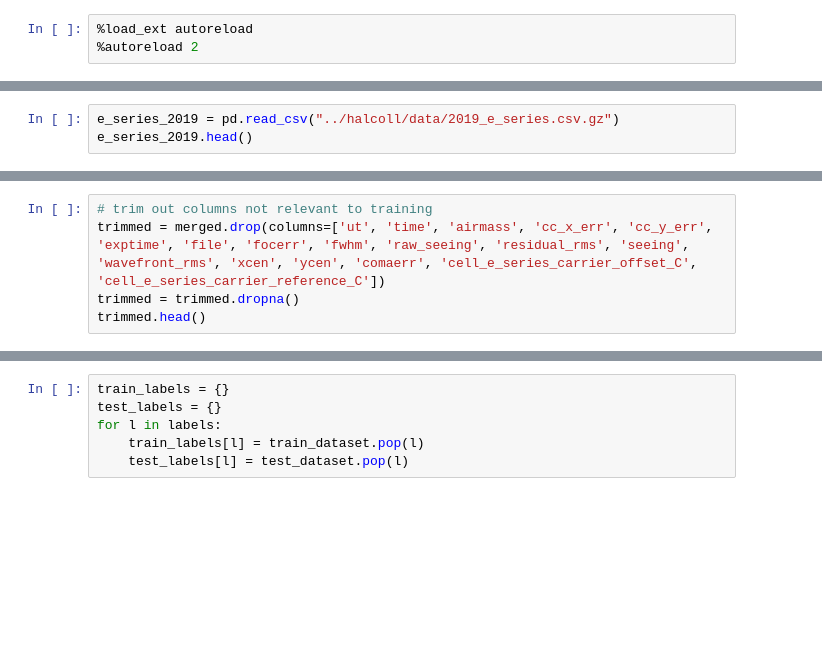
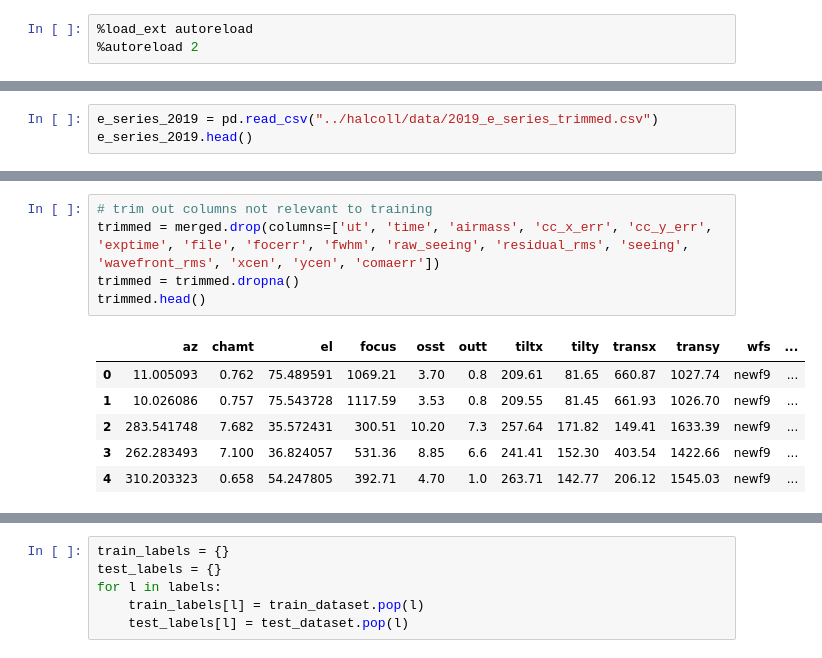
Before and after one commit to tepickering/HALcoll, a Jupyter notebook: notebooks/TF testing.ipynb, the cells around one changed output, grey strips where cells are left out. Cells and saved outputs as stored; diff of their text form; blank space fills up the shorter version.

```diff
--- a/notebooks/TF testing.ipynb
+++ b/notebooks/TF testing.ipynb
@@ -59,3 +88,3 @@ data.head()
 # %%
-e_series_2019 = pd.read_csv("../halcoll/data/2019_e_series.csv.gz")
+e_series_2019 = pd.read_csv("../halcoll/data/2019_e_series_trimmed.csv")
 e_series_2019.head()
@@ -71,8 +132,15 @@ merged.head()
 # %%
 # trim out columns not relevant to training
-trimmed = merged.drop(columns=['ut', 'time', 'airmass', 'cc_x_err', 'cc_y_err', 'exptime', 'file', 'focerr', 'fwhm', 'raw_seeing', 'residual_rms', 'seeing', 'wavefront_rms', 'xcen', 'ycen', 'comaerr', 'cell_e_series_carrier_offset_C', 'cell_e_series_carrier_reference_C'])
+trimmed = merged.drop(columns=['ut', 'time', 'airmass', 'cc_x_err', 'cc_y_err', 'exptime', 'file', 'focerr', 'fwhm', 'raw_seeing', 'residual_rms', 'seeing', 'wavefront_rms', 'xcen', 'ycen', 'comaerr'])
 trimmed = trimmed.dropna()
 trimmed.head()
+# %% [output]
+|  | az | chamt | el | focus | osst | outt | tiltx | tilty | transx | transy | wfs | ... |
+| 0 | 11.005093 | 0.762 | 75.489591 | 1069.21 | 3.70 | 0.8 | 209.61 | 81.65 | 660.87 | 1027.74 | newf9 | ... |
+| 1 | 10.026086 | 0.757 | 75.543728 | 1117.59 | 3.53 | 0.8 | 209.55 | 81.45 | 661.93 | 1026.70 | newf9 | ... |
+| 2 | 283.541748 | 7.682 | 35.572431 | 300.51 | 10.20 | 7.3 | 257.64 | 171.82 | 149.41 | 1633.39 | newf9 | ... |
+| 3 | 262.283493 | 7.100 | 36.824057 | 531.36 | 8.85 | 6.6 | 241.41 | 152.30 | 403.54 | 1422.66 | newf9 | ... |
+| 4 | 310.203323 | 0.658 | 54.247805 | 392.71 | 4.70 | 1.0 | 263.71 | 142.77 | 206.12 | 1545.03 | newf9 | ... |
 # %%
 labels = ['focus', 'tiltx', 'tilty', 'transx', 'transy']
 
```
Also changed, not shown: parts of 21 cells of this notebook, 1 other file.
